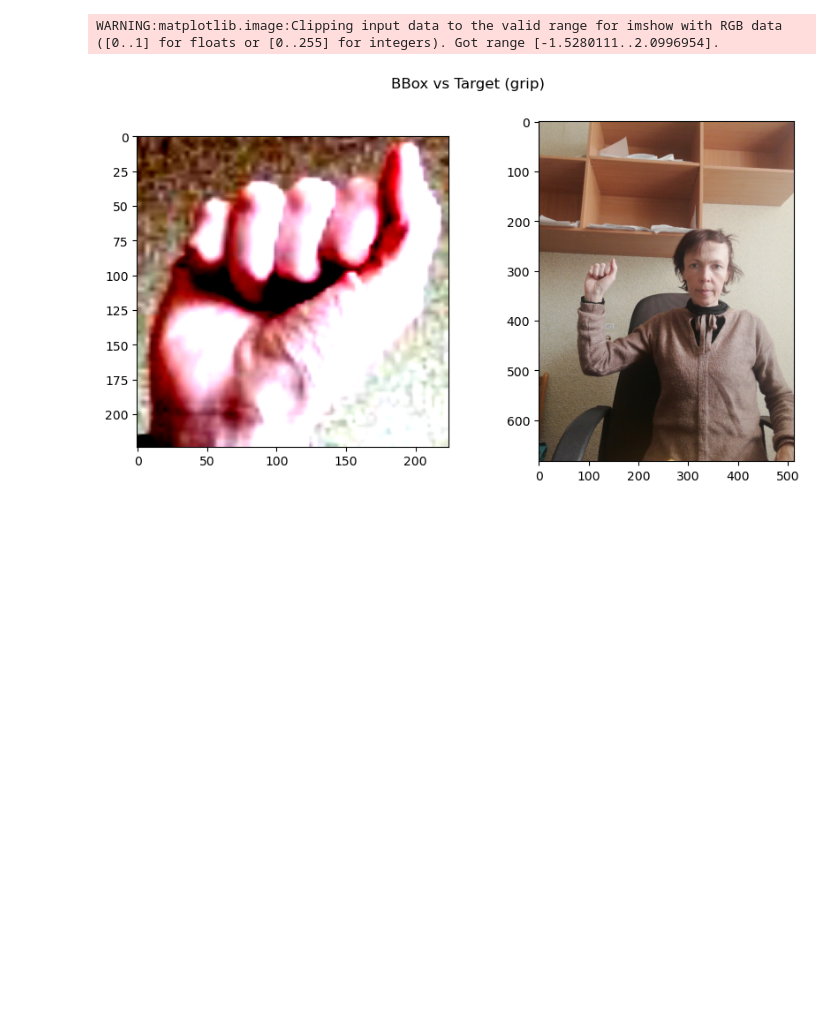
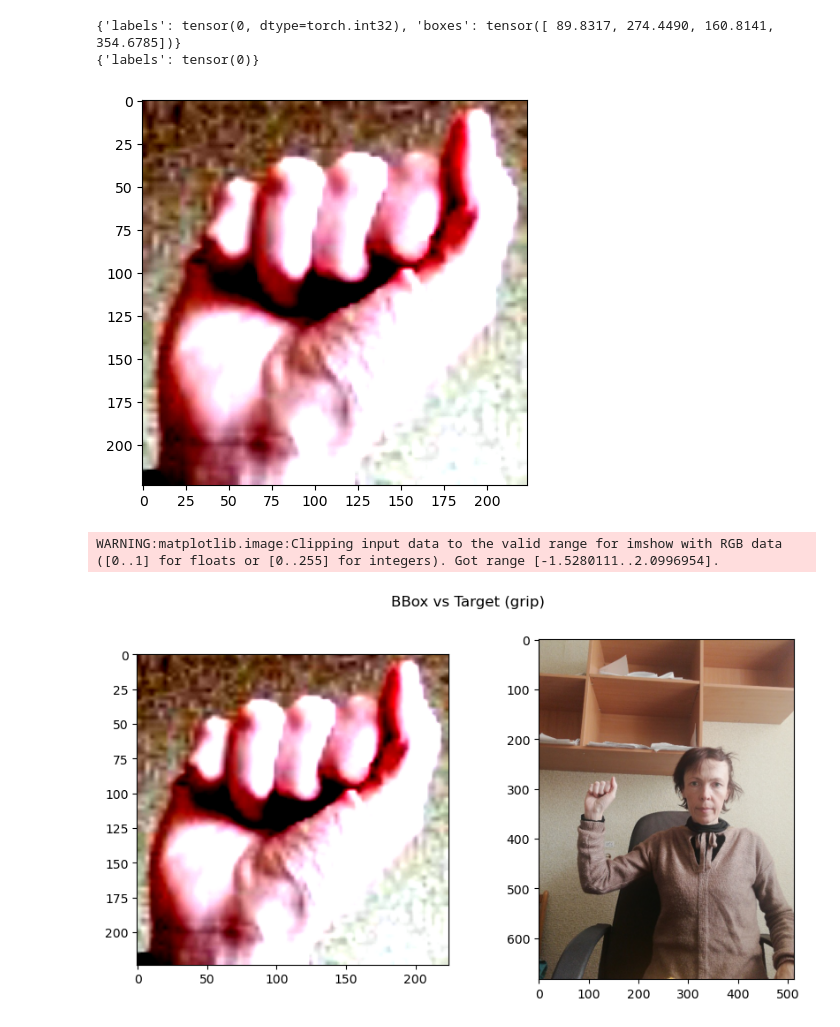
Before and after one commit to FlowkoHinti/Hand-Gesture-Recognition, a Jupyter notebook: 2_Modelling/test.ipynb, the cells around one changed output. Drawn from its saved outputs; the diff is of its cells as text; code cells hidden in the pictures; blank space fills up the shorter version.

```diff
--- a/2_Modelling/test.ipynb
+++ b/2_Modelling/test.ipynb
@@ -45,0 +57,11 @@ datasetTarget = ClassificationDataset(conf=conf, dataset_type="train", transform
+# %%
+# print the bounding box annotations
+print(datasetBBox[image_index][1])
+# print the target annotations
+print(datasetTarget[image_index][1])
+
+#show the cropped image
+plt.figure(figsize=(5, 5))
+plt.imshow(datasetBBox[image_index][0].permute(1, 2, 0))
+plt.show()
+# %% [output]
@@ -46,3 +69,6 @@ datasetTarget = ClassificationDataset(conf=conf, dataset_type="train", transform
+{'labels': tensor(0, dtype=torch.int32), 'boxes': tensor([ 89.8317, 274.4490, 160.8141, 354.6785])}
+{'labels': tensor(0)}
+[figure, added]
 # %%
 image_index = 7
 fig, (ax1, ax2) = plt.subplots(1, 2, figsize=(10, 5))
```
Also changed, not shown: parts of 3 cells of this notebook, 3 other files.
